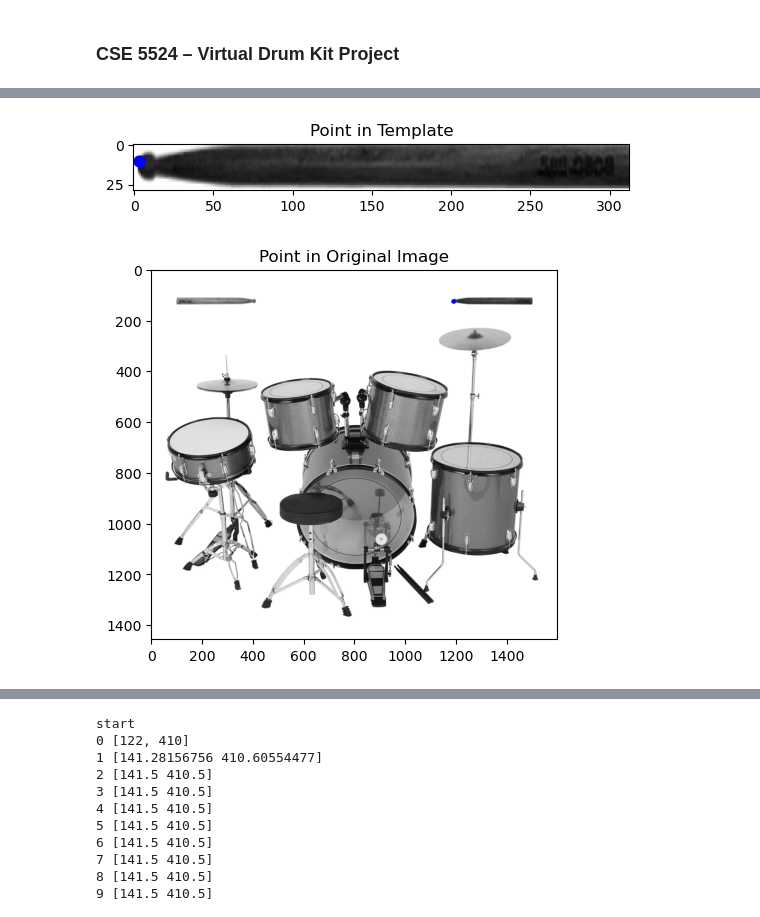
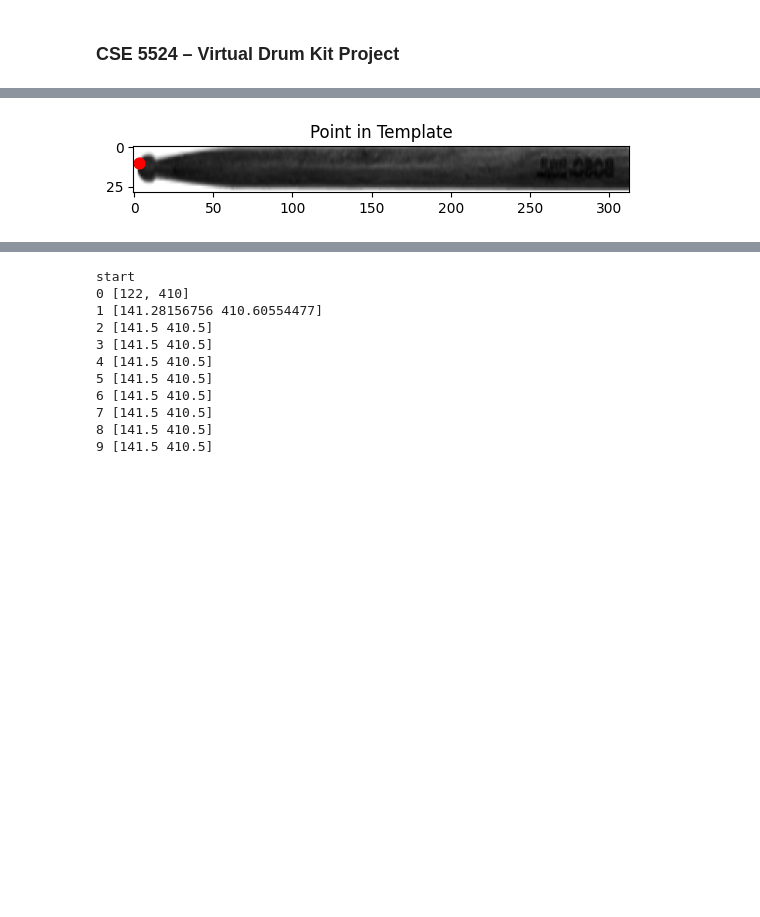
Before and after one commit to jessie-kong/Virtual-Drum-Kit, a Jupyter notebook: main.ipynb, the cells around one changed output, grey strips where cells are left out. Cells and saved outputs as stored; diff of their text form; code cells hidden in the pictures; blank space fills up the shorter version.

```diff
--- a/main.ipynb
+++ b/main.ipynb
@@ -88,15 +101,11 @@ def ncc(search, template):
 template_light = skimage.color.rgb2gray(io.imread('original_images/drumstick_light.png')[:, :, :3])
 template_dark = skimage.color.rgb2gray(io.imread('original_images/drumstick_dark.png')[:, :, :3])
 
-# Calculate number of rows above and columns left of patch center
-t_rows, t_cols = template_light.shape
-row_offset = t_rows // 2
-col_offset = t_cols // 2
+# Perform NCC template matching for light drumstick
+light_coords = ncc(images[0], template_light, top=True)
+print('Light Drumstick Region:', light_coords)
 
-# Perform NCC template matching for light drumstick
-light_r, light_c = ncc(images[0], template_light)
-print('(', light_r, ',', light_c, ')')
-
-light_patch_im = images[0][light_r-row_offset:light_r+row_offset+1, light_c-col_offset:light_c+col_offset+1]
-display(light_patch_im)
+# Perform NCC template matching for dark drumstick
+dark_coords = ncc(images[0], template_dark, top=True)
+print('Dark Drumstick Region:', dark_coords)
 # %% [output]
@@ -112,12 +117,0 @@ Rows remaining:  40
-# %%
-# Calculate number of rows above and columns left of patch center
-t_rows, t_cols = template_dark.shape
-row_offset = t_rows // 2
-col_offset = t_cols // 2
-
-# Perform NCC template matching for dark drumstick
-dark_r, dark_c = ncc(images[0], template_dark)
-print('(', dark_r, ',', dark_c, ')')
-
-dark_patch_im = images[0][dark_r-row_offset:dark_r+row_offset+1, dark_c-col_offset:dark_c+col_offset+1]
-display(dark_patch_im)
@@ -702,15 +368,9 @@ start
 # %%
 # Get interesting point for dark drum stick
-dark_x_val,dark_y_val = harrisDetector(dark_patch_im, template_dark, dark_r, dark_c)
-#display the point detected
-plt.imshow(images[0], cmap='gray')
-plt.scatter(dark_x_val, dark_y_val , c='b', s=5)
-plt.title('Point in Original Image')
-plt.show()
+dark_corner_row, dark_corner_col = harrisDetector(dark_patch_im, template_dark, dark_r, dark_c)
 # %% [output]
 [figure]
-[figure, old version]
+[figure, new version]
-[figure, removed]
 # %%
 #display the point detected
 plt.imshow(images[0], cmap='gray')
```
Also changed, not shown: parts of 18 cells of this notebook, 4 other files.
